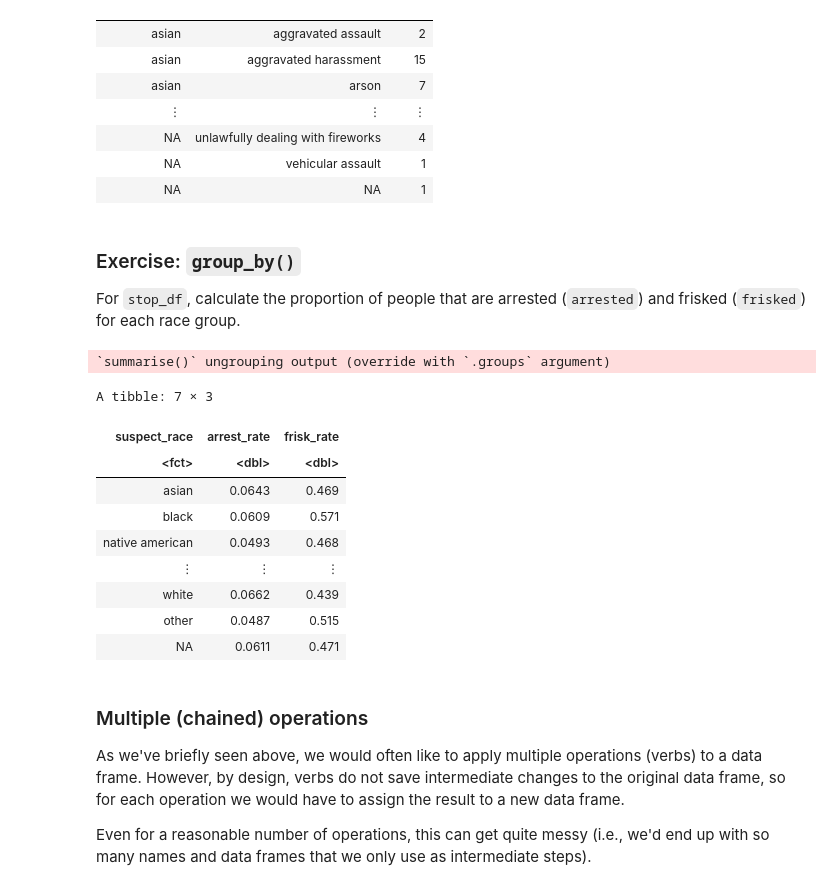
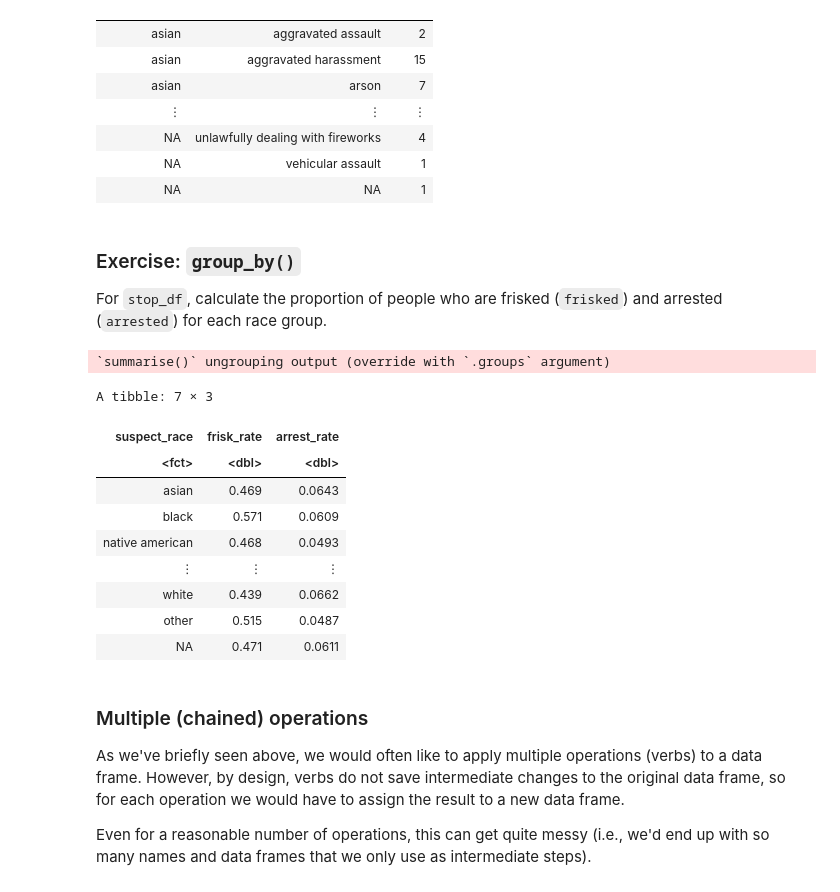
Before and after one commit to stanford-policylab/law-order-algo-2021, a Jupyter notebook: labs/lab-2-dplyr-answers.ipynb, the cells around one changed output. Saved outputs shown, nothing was run; the diff lists cells and outputs as text; code cells hidden in the pictures.

```diff
--- a/labs/lab-2-dplyr-answers.ipynb
+++ b/labs/lab-2-dplyr-answers.ipynb
@@ -873,28 +877,28 @@ A grouped_df: 538 × 3
 # %% [markdown]
 ### Exercise: `group_by()`
 
-For `stop_df`, calculate the proportion of people that are arrested (`arrested`) and frisked (`frisked`) for each race group.
+For `stop_df`, calculate the proportion of people who are frisked (`frisked`) and arrested (`arrested`) for each race group.
 # %%
 # WRITE CODE HERE
 # START solution
 race_group <- group_by(stop_df, suspect_race)
 summarize(race_group,
-          arrest_rate = mean(arrested),
-          frisk_rate = mean(frisked)
+          frisk_rate = mean(frisked),
+          arrest_rate = mean(arrested)
          )
 # END solution
 # %% [output]
 `summarise()` ungrouping output (override with `.groups` argument)
 A tibble: 7 × 3
-| suspect_race | arrest_rate | frisk_rate |
+| suspect_race | frisk_rate | arrest_rate |
 | <fct> | <dbl> | <dbl> |
-| asian | 0.0643 | 0.469 |
-| black | 0.0609 | 0.571 |
-| native american | 0.0493 | 0.468 |
+| asian | 0.469 | 0.0643 |
+| black | 0.571 | 0.0609 |
+| native american | 0.468 | 0.0493 |
 | ⋮ | ⋮ | ⋮ |
-| white | 0.0662 | 0.439 |
-| other | 0.0487 | 0.515 |
-| NA | 0.0611 | 0.471 |
+| white | 0.439 | 0.0662 |
+| other | 0.515 | 0.0487 |
+| NA | 0.471 | 0.0611 |
 # %% [markdown]
 ### Multiple (chained) operations
 
```
Also changed, not shown: parts of 6 cells of this notebook, 1 other file.
